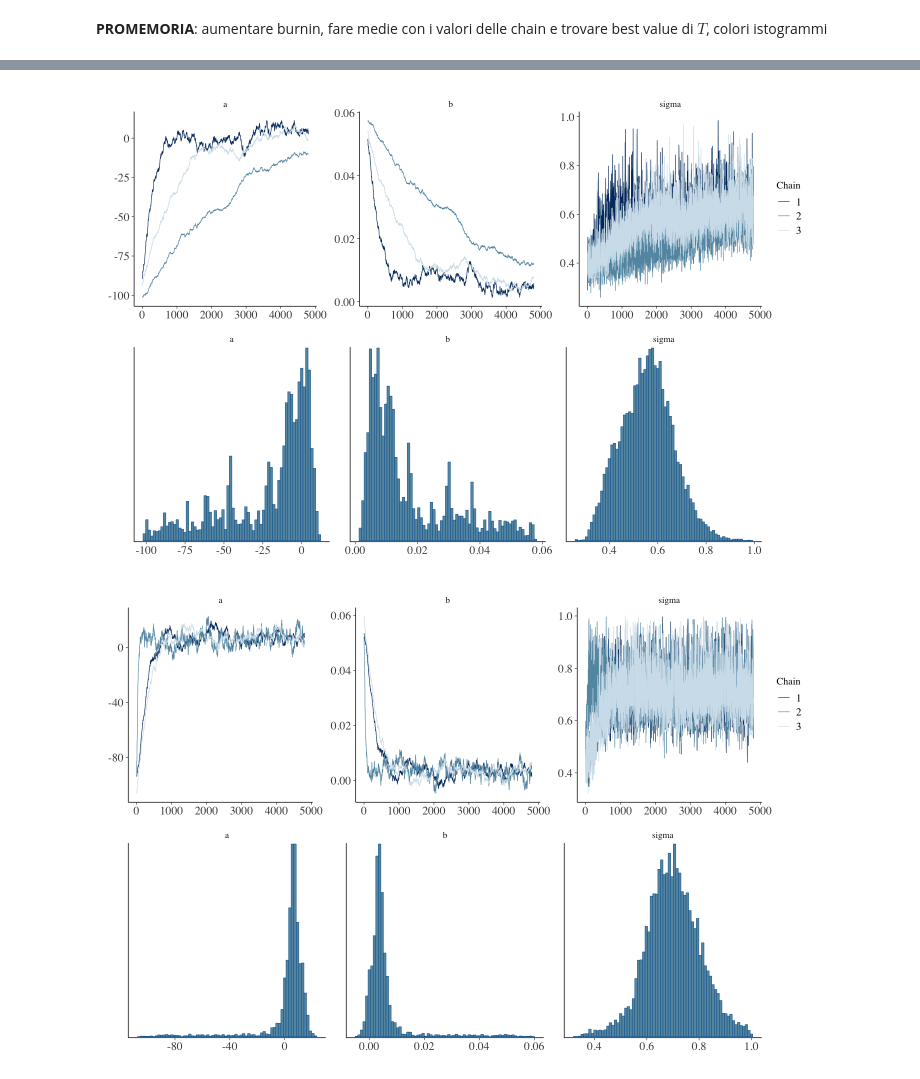
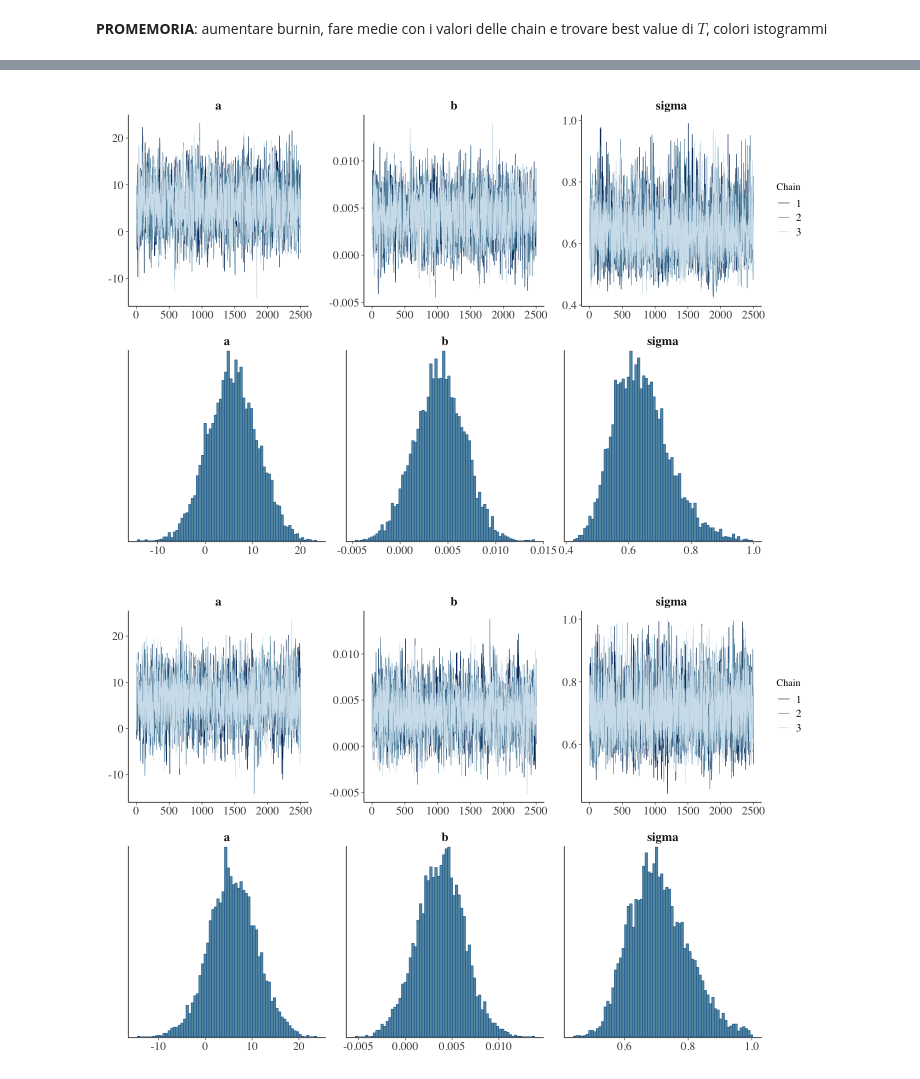
Before and after one commit to RaffaeleSabatini/ASPA_Proj07, a Jupyter notebook: main.ipynb, the cells around one changed output, grey strips where cells are left out. Cells and saved outputs as stored; diff of their text form; code cells hidden in the pictures.

Commit message:
Calcolo dei parametri ottimali e fine-tuning del training/warmup

```diff
--- a/main.ipynb
+++ b/main.ipynb
@@ -264,6 +282,18 @@ Constant regression between $T$ and $y$ (i.e. temperature is independant of the
 __PROMEMORIA__: aumentare burnin, fare medie con i valori delle chain e trovare best value di $T$, colori istogrammi
 # %%
 stan_regression <- function(model, iterations, n_chains=3, warmup=200) {
+
+    ################################
+    #
+    # Plots MCMC for parameters of the chosen model and outputs best values of such parameters, given by the average of the MCMC final values.
+    #
+    # PARAMETERS:
+    # model: 'linear', 'const'
+    # iterations: number of steps of the chain
+    # warmup: number of neglected initial steps
+    #
+    ################################
+
 
     models_list <- list(
         const = "constant_model.stan",
@@ -276,6 +306,8 @@ stan_regression <- function(model, iterations, n_chains=3, warmup=200) {
     )
 
     options(repr.plot.width=12, repr.plot.height=8)
+
+    best_values = list()
 
     # Create Dynamic shared object
     stan_DSO <- stan_model(file = models_list[[model]])
@@ -309,7 +341,7 @@ stan_regression <- function(model, iterations, n_chains=3, warmup=200) {
                 chains = n_chains,
                 iter = iterations,
                 warmup = warmup,
-                init = list(data_init, data_init, data_init),
+                init = rep(list(data_init), n_chains),
                 show_messages = FALSE, # Suppress messages
                 refresh = 0            # Suppress progress lines
             )
@@ -321,27 +353,30 @@ stan_regression <- function(model, iterations, n_chains=3, warmup=200) {
             theme(
                 axis.title = element_text(size = 18),
                 axis.text = element_text(size = 14),
-                plot.title = element_text(size = 20)
+                strip.text = element_text(size = 15, face = "bold")
             )
         )
 
-        # Get data about histograms
-        hist_data <- as.data.frame(stan_fit)
-
-        # Plot customizable histogram
+        # Plot histogram
         hist_plot <- (
             mcmc_hist(stan_fit, pars = params, bins = floor(sqrt(iterations))) +
             theme(
                 axis.title = element_text(size = 18),
                 axis.text = element_text(size = 14),
-                plot.title = element_text(size = 20),
-                plot.subtitle = element_text(size = 20)
+                strip.text = element_text(size = 15, face = "bold")
             )
         )
 
         print(trace_plot/hist_plot)
+
+        # Get data from MCMCM and compute best values
+        MCMC_data <- as.data.frame(stan_fit)
+        best_values[[name]] <- colMeans(MCMC_data)
     }
+
+    return(best_values)
 }
 # %%
-stan_regression('linear', 5e3)
+iterations <- 5e3
+linear_best_val <- stan_regression('linear', iterations, warmup=iterations/2, n_chains=3)
 # %% [output]
@@ -351,2 +384,2 @@ Warning message in readLines(file, warn = TRUE):
-[figure, old version]
+[figure, new version]
-[figure, old version]
+[figure, new version]
```
Also changed, not shown: parts of 7 cells of this notebook, 2 other files.
